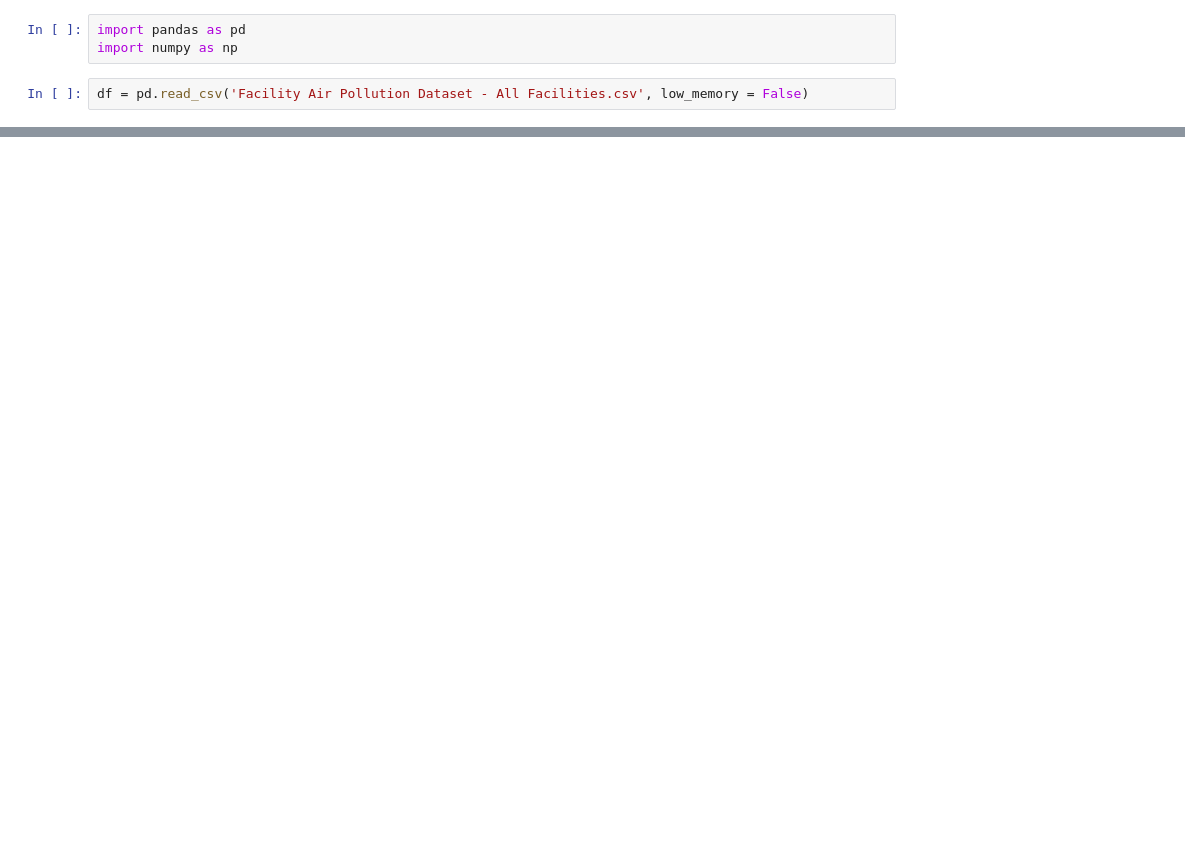
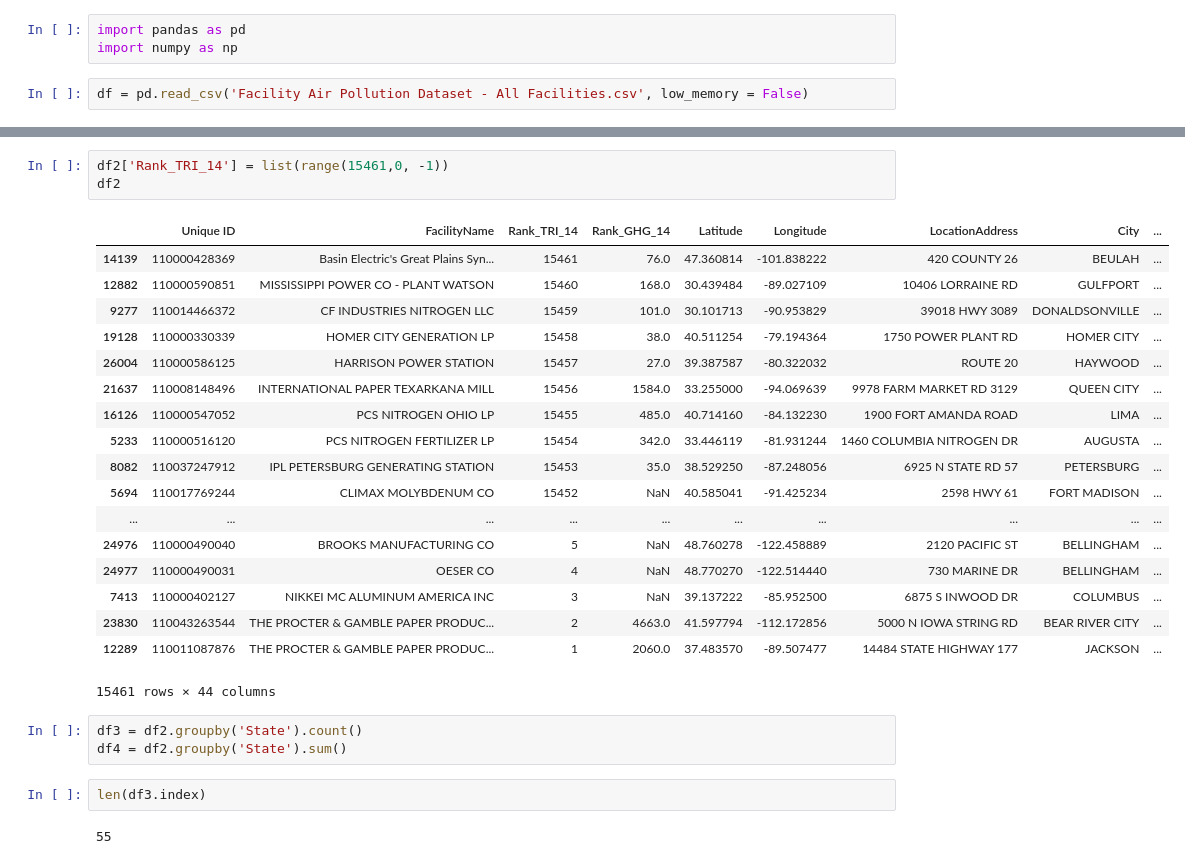
Before and after one commit to ivanescalona/GroupProject1, a Jupyter notebook: facilities_df.ipynb, the cells around one changed output, grey strips where cells are left out. Cells and saved outputs as stored; diff of their text form; blank space fills up the shorter version.

```diff
--- a/facilities_df.ipynb
+++ b/facilities_df.ipynb
@@ -27,0 +81,29 @@ df.groupby('State').count().sort_values(by = 'Unique ID', ascending = False)
+# %%
+df2['Rank_TRI_14'] = list(range(15461,0, -1))
+df2
+# %% [output]
+|  | Unique ID | FacilityName | Rank_TRI_14 | Rank_GHG_14 | Latitude | Longitude | LocationAddress | City | ... |
+| 14139 | 110000428369 | Basin Electric's Great Plains Syn... | 15461 | 76.0 | 47.360814 | -101.838222 | 420 COUNTY 26 | BEULAH | ... |
+| 12882 | 110000590851 | MISSISSIPPI POWER CO - PLANT WATSON | 15460 | 168.0 | 30.439484 | -89.027109 | 10406 LORRAINE RD | GULFPORT | ... |
+| 9277 | 110014466372 | CF INDUSTRIES NITROGEN LLC | 15459 | 101.0 | 30.101713 | -90.953829 | 39018 HWY 3089 | DONALDSONVILLE | ... |
+| 19128 | 110000330339 | HOMER CITY GENERATION LP | 15458 | 38.0 | 40.511254 | -79.194364 | 1750 POWER PLANT RD | HOMER CITY | ... |
+| 26004 | 110000586125 | HARRISON POWER STATION | 15457 | 27.0 | 39.387587 | -80.322032 | ROUTE 20 | HAYWOOD | ... |
+| 21637 | 110008148496 | INTERNATIONAL PAPER TEXARKANA MILL | 15456 | 1584.0 | 33.255000 | -94.069639 | 9978 FARM MARKET RD 3129 | QUEEN CITY | ... |
+| 16126 | 110000547052 | PCS NITROGEN OHIO LP | 15455 | 485.0 | 40.714160 | -84.132230 | 1900 FORT AMANDA ROAD | LIMA | ... |
+| 5233 | 110000516120 | PCS NITROGEN FERTILIZER LP | 15454 | 342.0 | 33.446119 | -81.931244 | 1460 COLUMBIA NITROGEN DR | AUGUSTA | ... |
+| 8082 | 110037247912 | IPL PETERSBURG GENERATING STATION | 15453 | 35.0 | 38.529250 | -87.248056 | 6925 N STATE RD 57 | PETERSBURG | ... |
+| 5694 | 110017769244 | CLIMAX MOLYBDENUM CO | 15452 | NaN | 40.585041 | -91.425234 | 2598 HWY 61 | FORT MADISON | ... |
+| ... | ... | ... | ... | ... | ... | ... | ... | ... | ... |
+| 24976 | 110000490040 | BROOKS MANUFACTURING CO | 5 | NaN | 48.760278 | -122.458889 | 2120 PACIFIC ST | BELLINGHAM | ... |
+| 24977 | 110000490031 | OESER CO | 4 | NaN | 48.770270 | -122.514440 | 730 MARINE DR | BELLINGHAM | ... |
+| 7413 | 110000402127 | NIKKEI MC ALUMINUM AMERICA INC | 3 | NaN | 39.137222 | -85.952500 | 6875 S INWOOD DR | COLUMBUS | ... |
+| 23830 | 110043263544 | THE PROCTER & GAMBLE PAPER PRODUC... | 2 | 4663.0 | 41.597794 | -112.172856 | 5000 N IOWA STRING RD | BEAR RIVER CITY | ... |
+| 12289 | 110011087876 | THE PROCTER & GAMBLE PAPER PRODUC... | 1 | 2060.0 | 37.483570 | -89.507477 | 14484 STATE HIGHWAY 177 | JACKSON | ... |
+15461 rows × 44 columns
+# %%
+df3 = df2.groupby('State').count()
+df4 = df2.groupby('State').sum()
+# %%
+len(df3.index)
+# %% [output]
+55
```
Also changed, not shown: parts of 25 cells of this notebook, 1 other file.
